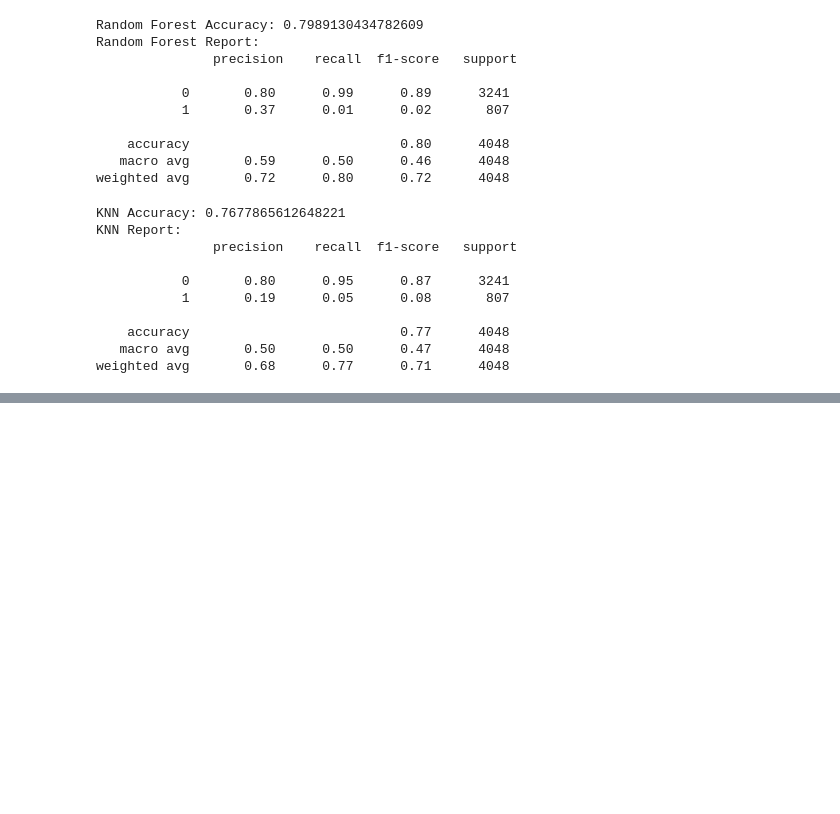
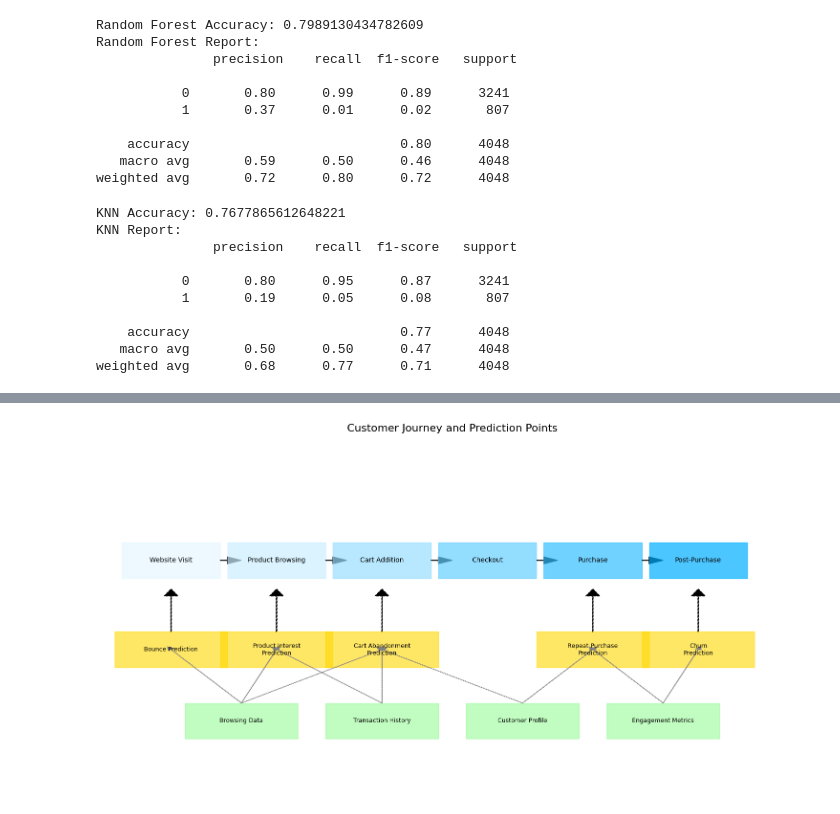
Before and after one commit to AlRafiAhmed/-AI-Powered-Customer-Behavior-Prediction-for-E-Commerce, a Jupyter notebook: Customer Behavior Prediction.ipynb, the cells around one changed output, grey strips where cells are left out. Drawn from its saved outputs; the diff is of its cells as text; code cells hidden in the pictures; blank space fills up the shorter version.

```diff
--- a/Customer Behavior Prediction.ipynb
+++ b/Customer Behavior Prediction.ipynb
@@ -77,0 +312,77 @@ weighted avg       0.68      0.77      0.71      4048
+# %%
+# Create a diagram showing the customer journey and prediction points
+plt.figure(figsize=(15, 8))
+ax = plt.gca()
+ax.set_xlim(0, 1)
+ax.set_ylim(0, 1)
+ax.axis('off')
+
+# Customer journey stages
+stages = ['Website Visit', 'Product Browsing', 'Cart Addition', 'Checkout', 'Purchase', 'Post-Purchase']
+positions = [0.1, 0.25, 0.4, 0.55, 0.7, 0.85]
+colors = ['#E6F7FF', '#CCEFFF', '#99DFFF', '#66CFFF', '#33BFFF', '#00AFFF']
+
+# Draw the customer journey flow
+for i in range(len(stages)-1):
+    # Stage boxes
+    ax.add_patch(plt.Rectangle((positions[i]-0.07, 0.6), 0.14, 0.1, fill=True, alpha=0.7,
+                              color=colors[i], edgecolor='black'))
+    ax.text(positions[i], 0.65, stages[i], ha='center', va='center', fontsize=10)
+
+    # Arrows connecting stages
+    ax.arrow(positions[i]+0.07, 0.65, positions[i+1]-positions[i]-0.14, 0,
+            head_width=0.02, head_length=0.02, fc='black', ec='black')
+
+# Last stage box
+ax.add_patch(plt.Rectangle((positions[-1]-0.07, 0.6), 0.14, 0.1, fill=True, alpha=0.7,
+                          color=colors[-1], edgecolor='black'))
+ax.text(positions[-1], 0.65, stages[-1], ha='center', va='center', fontsize=10)
+
+# Prediction points
+prediction_points = [
+    {'stage': 0, 'y': 0.4, 'label': 'Bounce Prediction'},
+    {'stage': 1, 'y': 0.4, 'label': 'Product Interest\nPrediction'},
+    {'stage': 2, 'y': 0.4, 'label': 'Cart Abandonment\nPrediction'},
+    {'stage': 4, 'y': 0.4, 'label': 'Repeat Purchase\nPrediction'},
+    {'stage': 5, 'y': 0.4, 'label': 'Churn\nPrediction'}
+]
+
+# Draw prediction points and connect to journey
+for point in prediction_points:
+    stage_pos = positions[point['stage']]
+    # Prediction box
+    ax.add_patch(plt.Rectangle((stage_pos-0.08, point['y']-0.05), 0.16, 0.1, fill=True, alpha=0.6,
+                              color='#FFD700', edgecolor='black'))
+    ax.text(stage_pos, point['y'], point['label'], ha='center', va='center', fontsize=9)
+
+    # Connect to journey
+    ax.arrow(stage_pos, point['y']+0.05, 0, 0.1, head_width=0.02, head_length=0.02,
+            fc='black', ec='black', linestyle='--')
+
+# Data sources
+data_sources = [
+    {'x': 0.2, 'y': 0.2, 'label': 'Browsing Data'},
+    {'x': 0.4, 'y': 0.2, 'label': 'Transaction History'},
+    {'x': 0.6, 'y': 0.2, 'label': 'Customer Profile'},
+    {'x': 0.8, 'y': 0.2, 'label': 'Engagement Metrics'}
+]
+
+# Draw data sources
+for source in data_sources:
+    # Data source box
+    ax.add_patch(plt.Rectangle((source['x']-0.08, source['y']-0.05), 0.16, 0.1, fill=True, alpha=0.6,
+                              color='#98FB98', edgecolor='black'))
+    ax.text(source['x'], source['y'], source['label'], ha='center', va='center', fontsize=9)
+
+    # Connect to nearest prediction points
+    for point in prediction_points:
+        stage_pos = positions[point['stage']]
+        if abs(stage_pos - source['x']) < 0.25:  # Only connect to nearby prediction points
+            ax.arrow(source['x'], source['y']+0.05, stage_pos-source['x'], point['y']-source['y']-0.05,
+                    head_width=0.01, head_length=0.01, fc='gray', ec='gray', linestyle=':')
+
+plt.title('Customer Journey and Prediction Points', fontsize=16)
+plt.tight_layout()
+plt.show()
+# %% [output]
+[figure, added]
```
Also changed, not shown: parts of 5 cells of this notebook, 1 other file.
